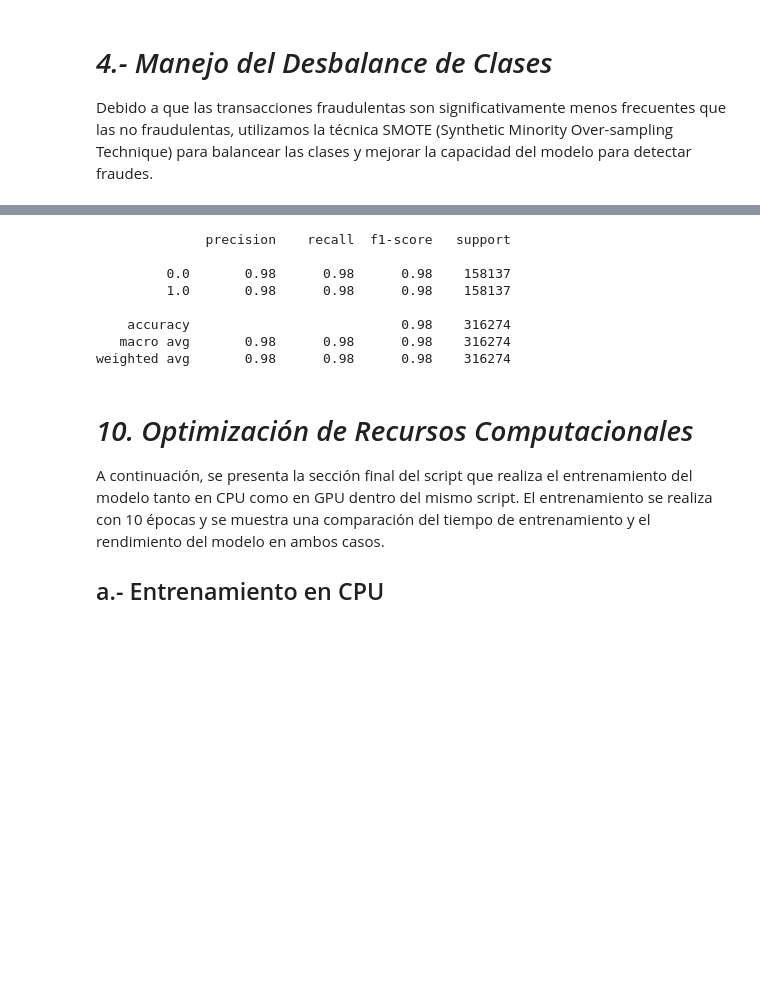
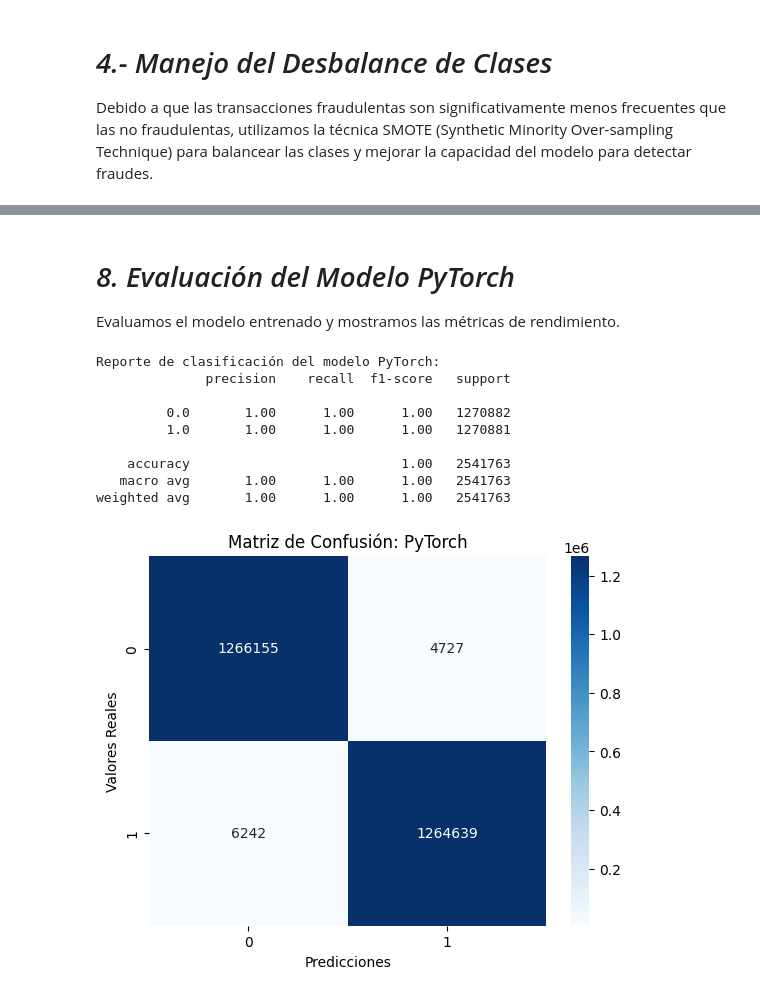
Before and after one commit to sebauribeo/deteccionFraudes, a Jupyter notebook: evaluacion_3_machine_learning.ipynb, the cells around one changed output, grey strips where cells are left out. Saved outputs shown, nothing was run; the diff lists cells and outputs as text; code cells hidden in the pictures; blank space fills up the shorter version.

```diff
--- a/evaluacion_3_machine_learning.ipynb
+++ b/evaluacion_3_machine_learning.ipynb
@@ -270,33 +306,48 @@ Después del entrenamiento, evaluamos el rendimiento del modelo en el conjunto d
+# %% [markdown]
+# *8. Evaluación del Modelo PyTorch*
+Evaluamos el modelo entrenado y mostramos las métricas de rendimiento.
 # %%
-# Establecer el modo de evaluación
+# Cambiar el modelo al modo de evaluación (desactiva dropout y batch normalization)
 model.eval()
 
-# Listas para almacenar todas las predicciones y etiquetas reales
-all_preds = []
-all_labels = []
+# Inicializar listas para almacenar las predicciones y etiquetas reales
+all_preds = []  # Lista para las predicciones del modelo
+all_labels = []  # Lista para las etiquetas reales
 
-# Desactivar el cálculo de gradientes durante la evaluación
+# Desactivar el cálculo de gradientes (reduce el uso de memoria y acelera el proceso)
 with torch.no_grad():
+    # Iterar sobre el DataLoader del conjunto de prueba
     for features, labels in test_loader:
-        outputs = model(features)  # Obtener las predicciones del modelo
-        # Convertir las salidas en clases predichas (0 o 1) usando un umbral de 0.5
+        # Realizar la predicción
+        outputs = model(features)  # Salidas del modelo
+        # Convertir las probabilidades a etiquetas binarias (0 o 1) usando un umbral de 0.5
         preds = (outputs.view(-1) > 0.5).float()
-        # Almacenar las predicciones y etiquetas reales
+        # Agregar las predicciones y etiquetas reales a las listas
         all_preds.extend(preds.numpy())
         all_labels.extend(labels.numpy())
 
-# Generar el reporte de clasificación
+# Generar el reporte de clasificación para evaluar el rendimiento del modelo
+print("\nReporte de clasificación del modelo PyTorch:")
 print(classification_report(all_labels, all_preds))
+
+# Crear y visualizar la matriz de confusión
+# Esto ayuda a identificar los verdaderos positivos, verdaderos negativos, falsos positivos y falsos negativos
+cm = confusion_matrix(all_labels, all_preds)
+
+# Visualización de la matriz de confusión como un mapa de calor
+sns.heatmap(cm, annot=True, fmt="d", cmap="Blues")
+plt.title("Matriz de Confusión: PyTorch")
+plt.xlabel("Predicciones")  # Etiqueta del eje X
+plt.ylabel("Valores Reales")  # Etiqueta del eje Y
+plt.show()
 # %% [output]
+Reporte de clasificación del modelo PyTorch:
               precision    recall  f1-score   support
 
-         0.0       0.98      0.98      0.98    158137
-         1.0       0.98      0.98      0.98    158137
+         0.0       1.00      1.00      1.00   1270882
+         1.0       1.00      1.00      1.00   1270881
 
-    accuracy                           0.98    316274
-   macro avg       0.98      0.98      0.98    316274
-weighted avg       0.98      0.98      0.98    316274
+    accuracy                           1.00   2541763
+   macro avg       1.00      1.00      1.00   2541763
+weighted avg       1.00      1.00      1.00   2541763
+[figure, added]
-# %% [markdown]
-# *10. Optimización de Recursos Computacionales*
-A continuación, se presenta la sección final del script que realiza el entrenamiento del modelo tanto en CPU como en GPU dentro del mismo script. El entrenamiento se realiza con 10 épocas y se muestra una comparación del tiempo de entrenamiento y el rendimiento del modelo en ambos casos.
-## a.- Entrenamiento en CPU
```
Also changed, not shown: parts of 32 cells of this notebook.
